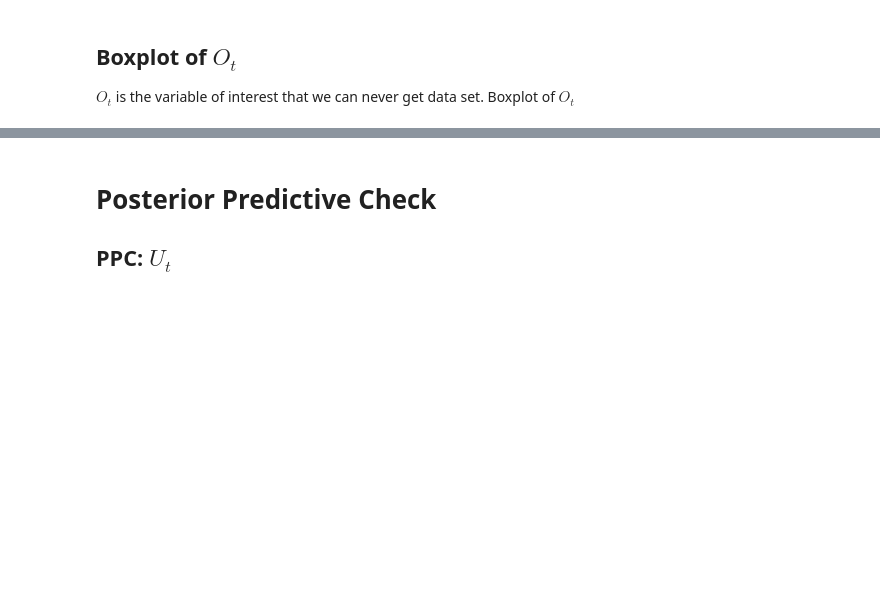
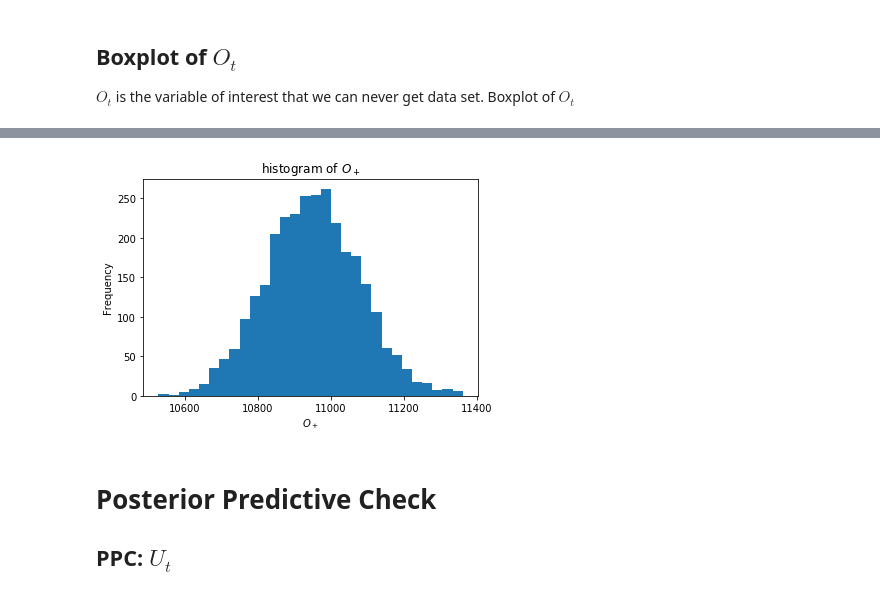
Before and after one commit to tom-hc-park/MSc-RA-Bayesian-evidence-synthesis, a Jupyter notebook: jupyter_notebook/research paper.ipynb, the cells around one changed output, grey strips where cells are left out. Saved outputs shown, nothing was run; the diff lists cells and outputs as text; code cells hidden in the pictures; blank space fills up the shorter version.

```diff
--- a/jupyter_notebook/research paper.ipynb
+++ b/jupyter_notebook/research paper.ipynb
@@ -201,10 +210,12 @@ trace['o_t'].shape
 # %%
 sum_ot=np.sum(trace['o_t'],axis=1)
 plt.hist(sum_ot,bins=30);
-plt.title('histogram of the summation of $O_t$');
-plt.xlabel('summation of $O_t$');
+plt.title('histogram of $O_+$');
+plt.xlabel('$O_+$');
 plt.ylabel('Frequency');
 plt.savefig('../latex/Figures/hist_sum_ot.png')
+# %% [output]
+[figure, added]
 # %% [markdown]
 # Posterior Predictive Check
 
```
Also changed, not shown: parts of 21 cells of this notebook, 13 other files.
